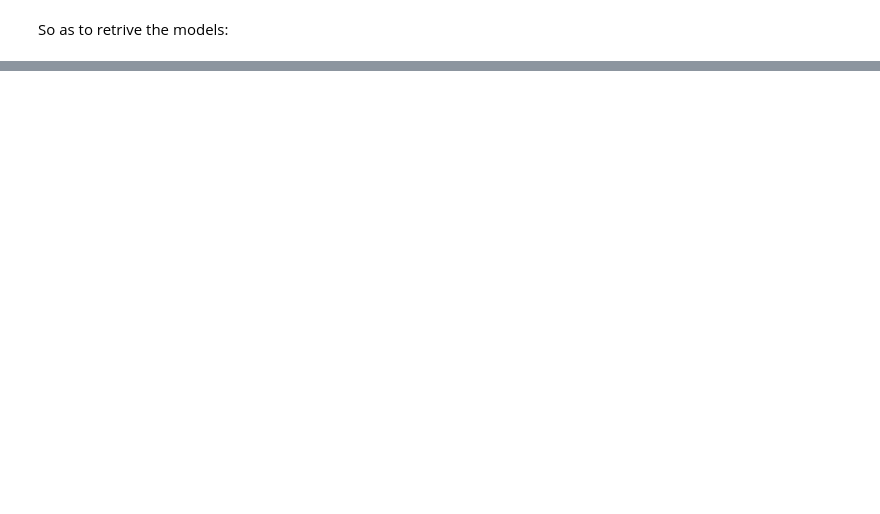
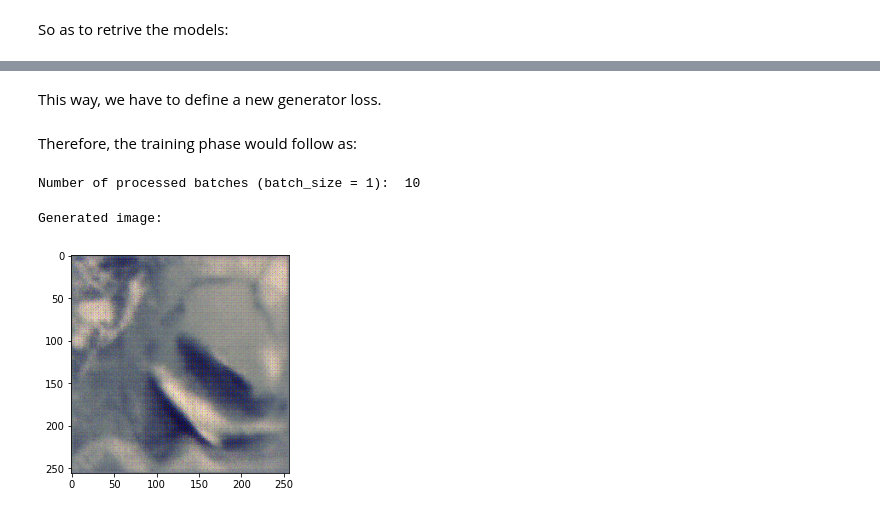
Before and after one commit to jemonra/ImageColouring, a Jupyter notebook: ColouringImageProject.ipynb, the cells around one changed output, grey strips where cells are left out. Cells and saved outputs as stored; diff of their text form; code cells hidden in the pictures; blank space fills up the shorter version.

```diff
--- a/ColouringImageProject.ipynb
+++ b/ColouringImageProject.ipynb
@@ -557,0 +559,2 @@ discriminator.load_state_dict(torch.load(discriminator_model_path))
+# %% [markdown]
+This way, we have to define a new generator loss.
@@ -557,0 +569,77 @@ discriminator.load_state_dict(torch.load(discriminator_model_path))
+# %%
+generator_lpips = Generator(3)
+generator_lpips.to(device)
+generator_optimizer_lpips = op.Adam(generator_lpips.parameters(), lr=0.0002, weight_decay=0.5)
+
+discriminator_lpips = Discriminator(in_channels=6, kernel_size=4)
+discriminator_lpips.to(device)
+discriminator_optimizer_lpips = op.Adam(discriminator_lpips.parameters(), lr=0.0002, weight_decay=0.5)
+# %% [markdown]
+Therefore, the training phase would follow as:
+# %%
+num_epochs = 1
+cnt = 1
+
+for epoch in range(1, num_epochs + 1):
+  for (input_img, tg_img) in dataloader:
+
+    discriminator_optimizer_lpips.zero_grad()
+    input_img = input_img.to(device)
+    tg_img = tg_img.to(device)
+
+    # ground truth labels real and fake
+    real_target = torch.ones(input_img.size(0), 1, 30, 30).to(device)
+    fake_target = torch.zeros(input_img.size(0), 1, 30, 30).to(device)
+
+    # generator forward pass
+    generated_image = generator_lpips(input_img)
+
+    # train discriminator with fake/generated images
+    disc_inp_fake = torch.cat((input_img, generated_image), 1)
+
+    discriminator_fake = discriminator_lpips(disc_inp_fake.detach())
+
+    discriminator_fake_loss = discriminator_loss(discriminator_fake, fake_target)
+
+    # train discriminator with real images
+    disc_inp_real = torch.cat((input_img, target_img), 1)
+
+    discriminator_real = discriminator_lpips(disc_inp_real)
+    discriminator_real_loss = discriminator_loss(discriminator_real,  real_target)
+
+    # average discriminator loss
+    discriminator_total_loss = (discriminator_real_loss + discriminator_fake_loss) / 2
+
+    # compute gradients and run optimizer step
+    discriminator_total_loss.backward()
+    discriminator_optimizer_lpips.step()
+
+    # Train generator with real labels
+    generator_optimizer_lpips.zero_grad()
+    fake_gen = torch.cat((input_img, generated_image), 1)
+    discriminator_prediction = discriminator_lpips(fake_gen)
+    # The generator loss has changed
+    gen_loss = generator_loss_lpips(generated_image, tg_img, discriminator_prediction, real_target)
+
+    # compute gradients and run optimizer step
+    gen_loss.backward()
+    generator_optimizer_lpips.step()
+
+    if cnt % 10 == 0:
+      print("Number of processed batches (batch_size = 1): ", cnt)
+
+    cnt = cnt + 1
+# %% [output]
+Number of processed batches (batch_size = 1):  10
+# %%
+# TEST
+input_img, tg_img = dataset[0]
+out = generator_lpips.forward(input_img.unsqueeze(0))
+
+out = out.detach()
+
+print('Generated image:')
+plot_image_minus1to1(out[0])
+# %% [output]
+Generated image:
+[figure, added]
```
Also changed, not shown: parts of 43 cells of this notebook.
